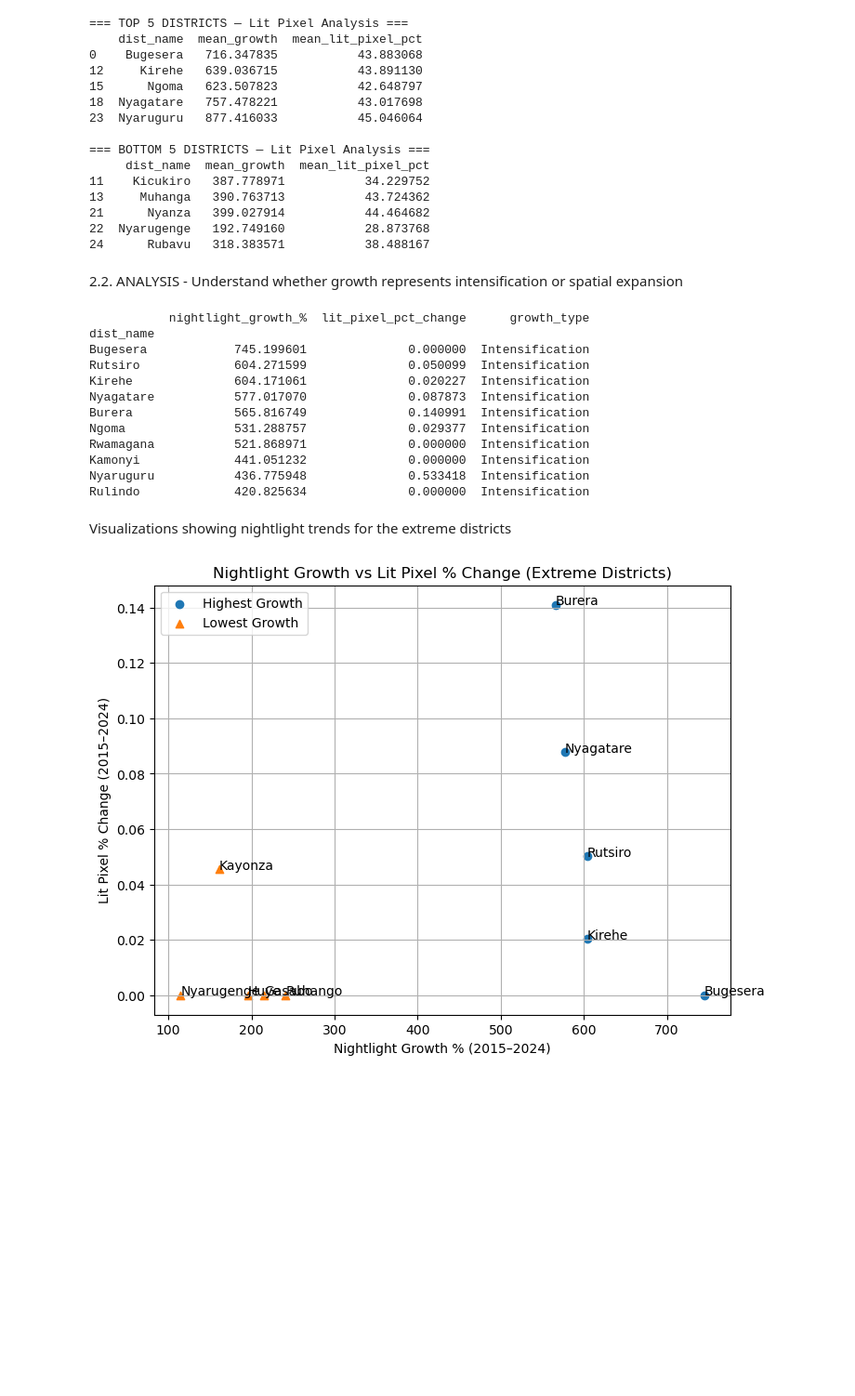
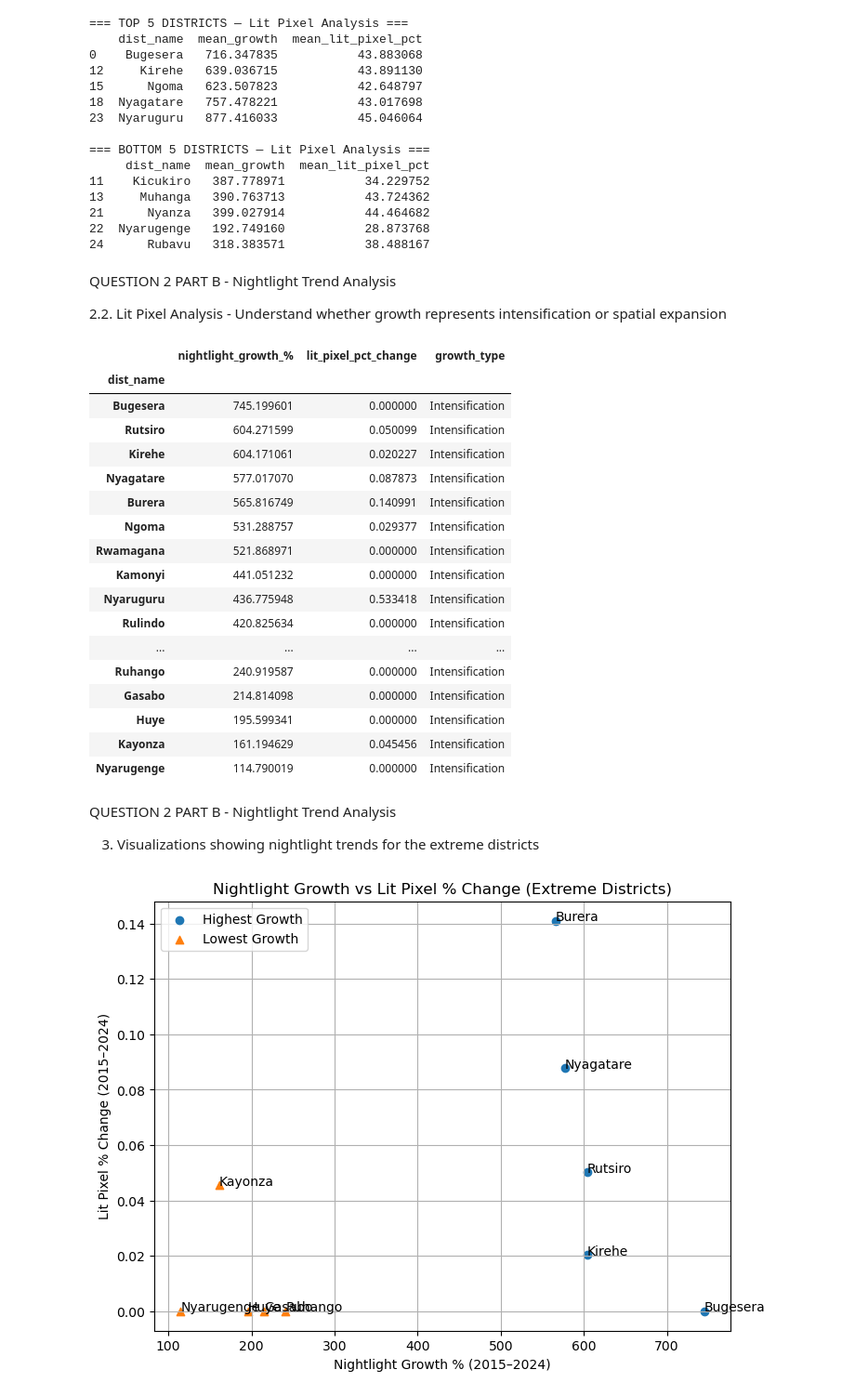
Before and after one commit to emkay3-debug/AIMS-DSCBI, a Jupyter notebook: notebooks/assignments/assignment-2.ipynb, the cells around one changed output. Shown at 93% size. Cells and saved outputs as stored; diff of their text form; code cells hidden in the pictures; blank space fills up the shorter version.

```diff
--- a/notebooks/assignments/assignment-2.ipynb
+++ b/notebooks/assignments/assignment-2.ipynb
@@ -807,7 +1095,9 @@ print(bottom5_lit[['dist_name','mean_growth','mean_lit_pixel_pct']])
 22  Nyarugenge   192.749160           28.873768
 24      Rubavu   318.383571           38.488167
 # %% [markdown]
-2.2. ANALYSIS - Understand whether growth represents intensification or spatial expansion
+QUESTION 2 PART B - Nightlight Trend Analysis
+
+2.2. Lit Pixel Analysis - Understand whether growth represents intensification or spatial expansion
 # %%
 import pandas as pd
 from pathlib import Path
@@ -827,48 +1117,58 @@ df = df[df['year'].isin([2015, 2024])]
 agg = (
     df.groupby(['dist_name','year'])
       .agg(
           total_nl=('total_nightlight','sum'),
           mean_lit_pct=('lit_pixel_percentage','mean')
       )
       .reset_index()
 )
 
 # 5. Pivot to wide form
 wide = agg.pivot(index='dist_name', columns='year')
 wide.columns = [f"{var}_{year}" for var, year in wide.columns]
 
 # 6. Compute nightlight & lit pixel percentage growth
 wide['nightlight_growth_%'] = (wide['total_nl_2024'] - wide['total_nl_2015']) / wide['total_nl_2015'] * 100
 wide['lit_pixel_pct_change'] = wide['mean_lit_pct_2024'] - wide['mean_lit_pct_2015']
 
 # 7. Classify
 def classify(row):
     if row['lit_pixel_pct_change'] > 1:        # >1% expansion of lit area
         return 'Spatial Expansion'
     else:
         return 'Intensification'
 
 wide['growth_type'] = wide.apply(classify, axis=1)
 
 # 8. Sort by nightlight growth
 wide = wide.sort_values('nightlight_growth_%', ascending=False)
 
-print(wide[['nightlight_growth_%','lit_pixel_pct_change','growth_type']].head(10))
+#print(wide[['nightlight_growth_%','lit_pixel_pct_change','growth_type']].head(30))
+wide[['nightlight_growth_%','lit_pixel_pct_change','growth_type']].head(30)
 # %% [output]
-           nightlight_growth_%  lit_pixel_pct_change      growth_type
-dist_name
-Bugesera            745.199601              0.000000  Intensification
-Rutsiro             604.271599              0.050099  Intensification
-Kirehe              604.171061              0.020227  Intensification
-Nyagatare           577.017070              0.087873  Intensification
-Burera              565.816749              0.140991  Intensification
-Ngoma               531.288757              0.029377  Intensification
-Rwamagana           521.868971              0.000000  Intensification
-Kamonyi             441.051232              0.000000  Intensification
-Nyaruguru           436.775948              0.533418  Intensification
-Rulindo             420.825634              0.000000  Intensification
+|  | nightlight_growth_% | lit_pixel_pct_change | growth_type |
+| dist_name |  |  |  |
+| Bugesera | 745.199601 | 0.000000 | Intensification |
+| Rutsiro | 604.271599 | 0.050099 | Intensification |
+| Kirehe | 604.171061 | 0.020227 | Intensification |
+| Nyagatare | 577.017070 | 0.087873 | Intensification |
+| Burera | 565.816749 | 0.140991 | Intensification |
+| Ngoma | 531.288757 | 0.029377 | Intensification |
+| Rwamagana | 521.868971 | 0.000000 | Intensification |
+| Kamonyi | 441.051232 | 0.000000 | Intensification |
+| Nyaruguru | 436.775948 | 0.533418 | Intensification |
+| Rulindo | 420.825634 | 0.000000 | Intensification |
+| ... | ... | ... | ... |
+| Ruhango | 240.919587 | 0.000000 | Intensification |
+| Gasabo | 214.814098 | 0.000000 | Intensification |
+| Huye | 195.599341 | 0.000000 | Intensification |
+| Kayonza | 161.194629 | 0.045456 | Intensification |
+| Nyarugenge | 114.790019 | 0.000000 | Intensification |
 # %% [markdown]
-Visualizations showing nightlight trends for the extreme districts
+
+QUESTION 2 PART B - Nightlight Trend Analysis
+
+3. Visualizations showing nightlight trends for the extreme districts
 # %%
 import pandas as pd
 from pathlib import Path
```
Also changed, not shown: parts of 27 cells of this notebook.
